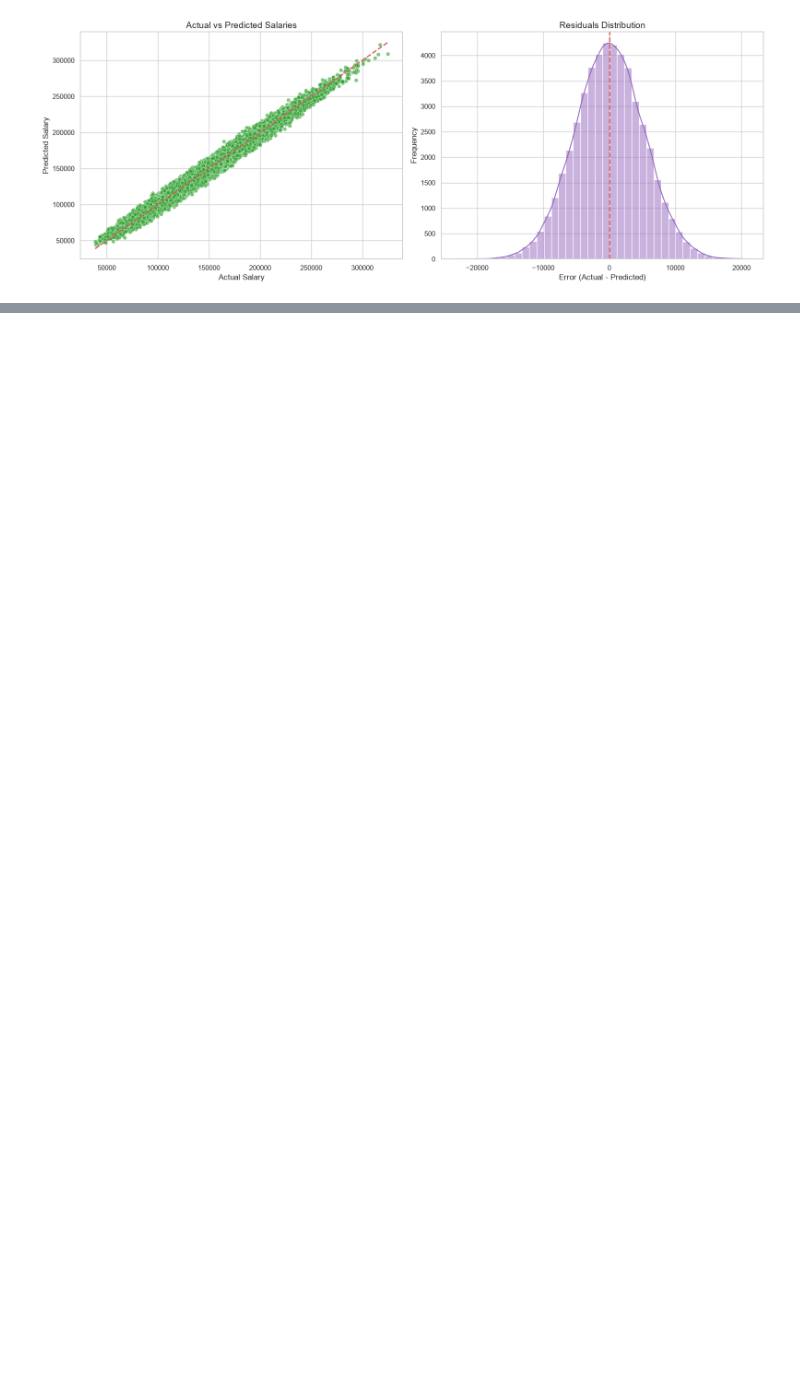
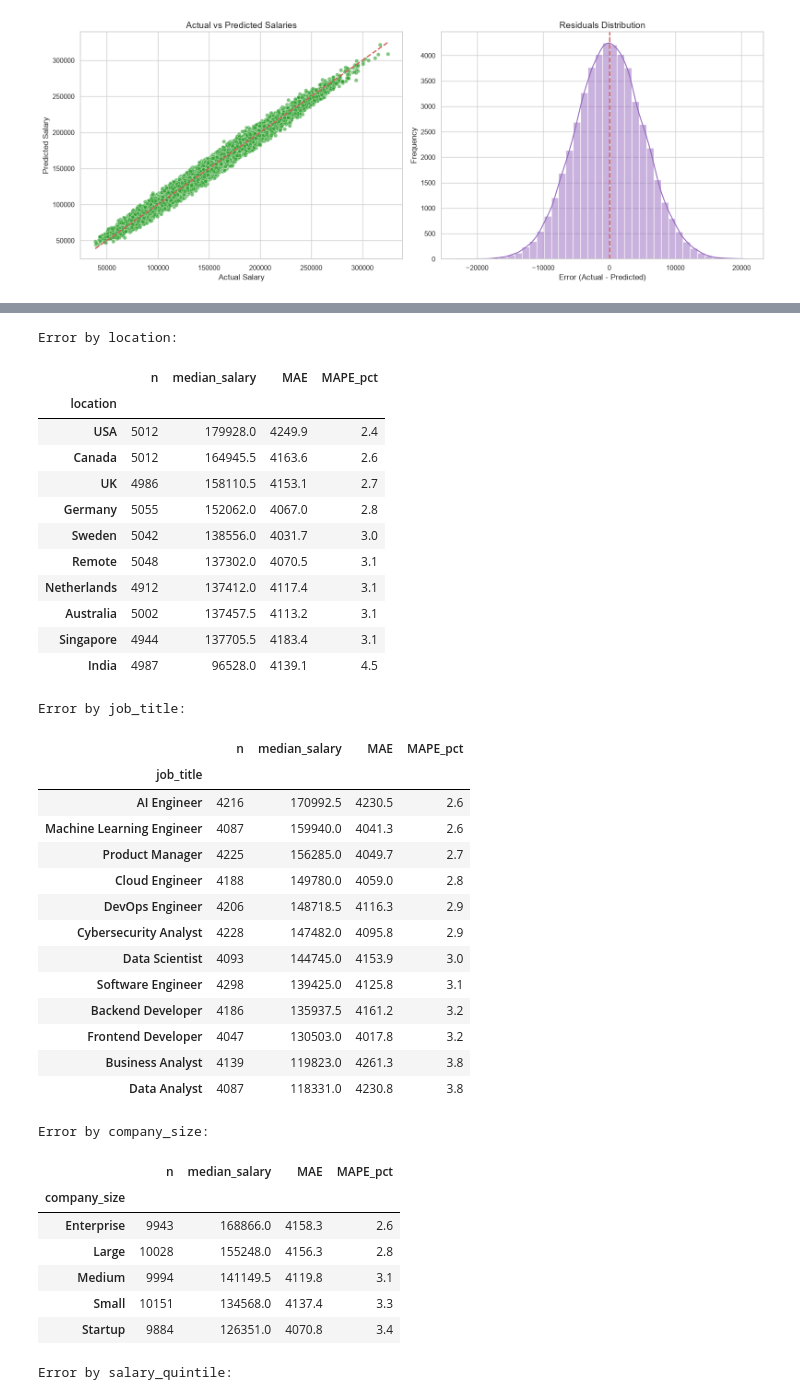
Before and after one commit to arguar13/Employee-Salary-Prediction-regression-machine-learning-, a Jupyter notebook: notebooks/Employee Salary Prediction.ipynb, the cells around one changed output, grey strips where cells are left out. Cells and saved outputs as stored; diff of their text form; code cells hidden in the pictures; blank space fills up the shorter version.

```diff
--- a/notebooks/Employee Salary Prediction.ipynb
+++ b/notebooks/Employee Salary Prediction.ipynb
@@ -519,0 +547,56 @@ plot_regression_diagnostics(y_test, y_pred)
+# %%
+error_df = X_test[['location', 'job_title', 'company_size']].copy()
+error_df['actual'] = y_test
+error_df['abs_error'] = np.abs(y_test - y_pred)
+error_df['pct_error'] = 100 * error_df['abs_error'] / y_test
+error_df['salary_quintile'] = pd.qcut(y_test, 5, labels=['Q1 (lowest)', 'Q2', 'Q3', 'Q4', 'Q5 (highest)'])
+
+def error_by(segment: str) -> pd.DataFrame:
+    return (error_df.groupby(segment, observed=True)
+            .agg(n=('actual', 'size'), median_salary=('actual', 'median'),
+                 MAE=('abs_error', 'mean'), MAPE_pct=('pct_error', 'mean'))
+            .sort_values('MAPE_pct')
+            .round(1))
+
+segment_tables = {seg: error_by(seg) for seg in ['location', 'job_title', 'company_size', 'salary_quintile']}
+for seg, table in segment_tables.items():
+    print(f"\nError by {seg}:")
+    display(table)
+# %% [output]
+Error by location:
+|  | n | median_salary | MAE | MAPE_pct |
+| location |  |  |  |  |
+| USA | 5012 | 179928.0 | 4249.9 | 2.4 |
+| Canada | 5012 | 164945.5 | 4163.6 | 2.6 |
+| UK | 4986 | 158110.5 | 4153.1 | 2.7 |
+| Germany | 5055 | 152062.0 | 4067.0 | 2.8 |
+| Sweden | 5042 | 138556.0 | 4031.7 | 3.0 |
+| Remote | 5048 | 137302.0 | 4070.5 | 3.1 |
+| Netherlands | 4912 | 137412.0 | 4117.4 | 3.1 |
+| Australia | 5002 | 137457.5 | 4113.2 | 3.1 |
+| Singapore | 4944 | 137705.5 | 4183.4 | 3.1 |
+| India | 4987 | 96528.0 | 4139.1 | 4.5 |
+Error by job_title:
+|  | n | median_salary | MAE | MAPE_pct |
+| job_title |  |  |  |  |
+| AI Engineer | 4216 | 170992.5 | 4230.5 | 2.6 |
+| Machine Learning Engineer | 4087 | 159940.0 | 4041.3 | 2.6 |
+| Product Manager | 4225 | 156285.0 | 4049.7 | 2.7 |
+| Cloud Engineer | 4188 | 149780.0 | 4059.0 | 2.8 |
+| DevOps Engineer | 4206 | 148718.5 | 4116.3 | 2.9 |
+| Cybersecurity Analyst | 4228 | 147482.0 | 4095.8 | 2.9 |
+| Data Scientist | 4093 | 144745.0 | 4153.9 | 3.0 |
+| Software Engineer | 4298 | 139425.0 | 4125.8 | 3.1 |
+| Backend Developer | 4186 | 135937.5 | 4161.2 | 3.2 |
+| Frontend Developer | 4047 | 130503.0 | 4017.8 | 3.2 |
+| Business Analyst | 4139 | 119823.0 | 4261.3 | 3.8 |
+| Data Analyst | 4087 | 118331.0 | 4230.8 | 3.8 |
+Error by company_size:
+|  | n | median_salary | MAE | MAPE_pct |
+| company_size |  |  |  |  |
+| Enterprise | 9943 | 168866.0 | 4158.3 | 2.6 |
+| Large | 10028 | 155248.0 | 4156.3 | 2.8 |
+| Medium | 9994 | 141149.5 | 4119.8 | 3.1 |
+| Small | 10151 | 134568.0 | 4137.4 | 3.3 |
+| Startup | 9884 | 126351.0 | 4070.8 | 3.4 |
+Error by salary_quintile:
```
Also changed, not shown: parts of 13 cells of this notebook, 3 other files.
